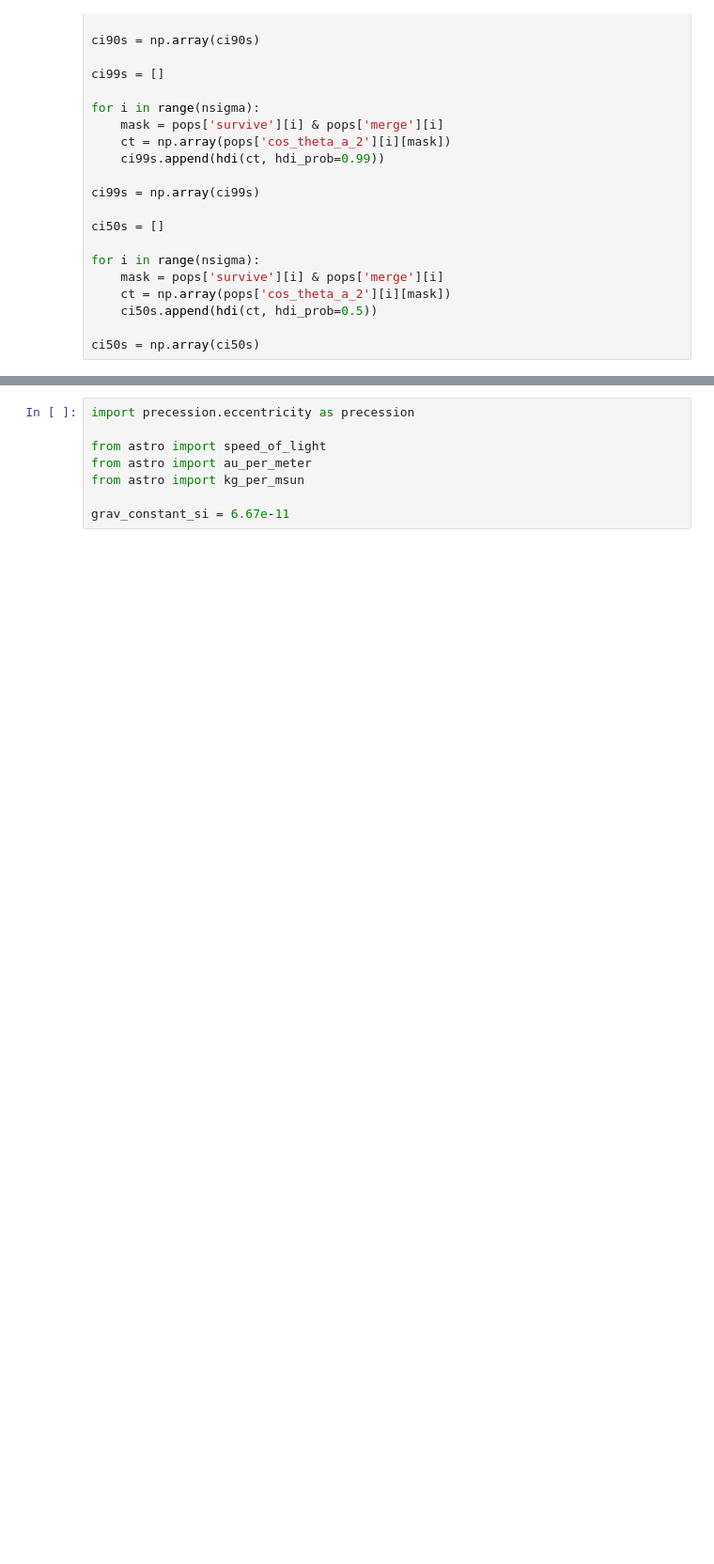
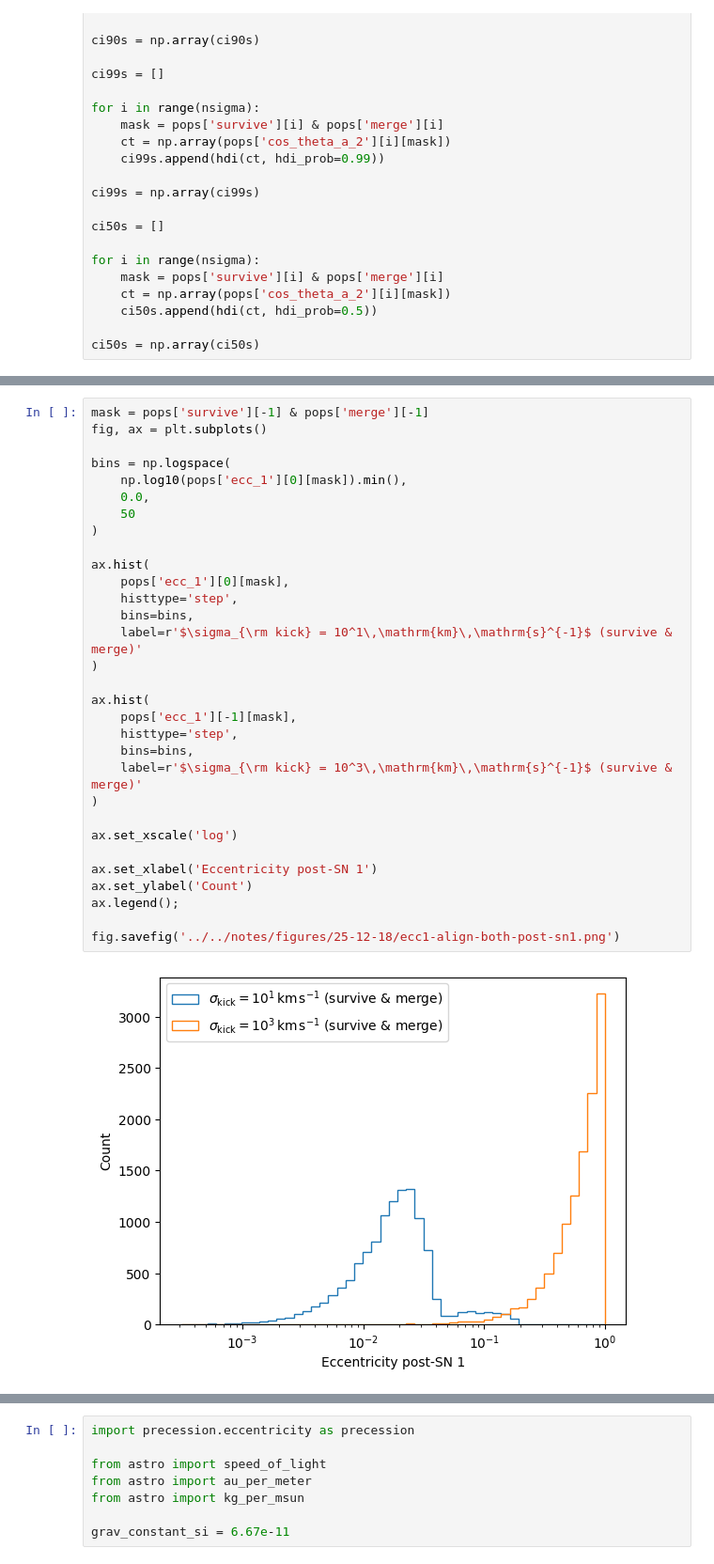
Before and after one commit to noahewolfe/tilts-and-kicks, a Jupyter notebook: code/montecarlo/00-both-stars.ipynb, the cells around one changed output, grey strips where cells are left out. Shown at 94% size. Saved outputs shown, nothing was run; the diff lists cells and outputs as text; blank space fills up the shorter version.

```diff
--- a/code/montecarlo/00-both-stars.ipynb
+++ b/code/montecarlo/00-both-stars.ipynb
@@ -331,0 +409,33 @@ fig.savefig('../../notes/figures/25-12-18/two-star-tilt-ci90s.png')
+# %%
+mask = pops['survive'][-1] & pops['merge'][-1]
+fig, ax = plt.subplots()
+
+bins = np.logspace(
+    np.log10(pops['ecc_1'][0][mask]).min(),
+    0.0,
+    50
+)
+
+ax.hist(
+    pops['ecc_1'][0][mask],
+    histtype='step',
+    bins=bins,
+    label=r'$\sigma_{\rm kick} = 10^1\,\mathrm{km}\,\mathrm{s}^{-1}$ (survive & merge)'
+)
+
+ax.hist(
+    pops['ecc_1'][-1][mask],
+    histtype='step',
+    bins=bins,
+    label=r'$\sigma_{\rm kick} = 10^3\,\mathrm{km}\,\mathrm{s}^{-1}$ (survive & merge)'
+)
+
+ax.set_xscale('log')
+
+ax.set_xlabel('Eccentricity post-SN 1')
+ax.set_ylabel('Count')
+ax.legend();
+
+fig.savefig('../../notes/figures/25-12-18/ecc1-align-both-post-sn1.png')
+# %% [output]
+[figure, added]
```
Also changed, not shown: parts of 11 cells of this notebook, 19 other files.
